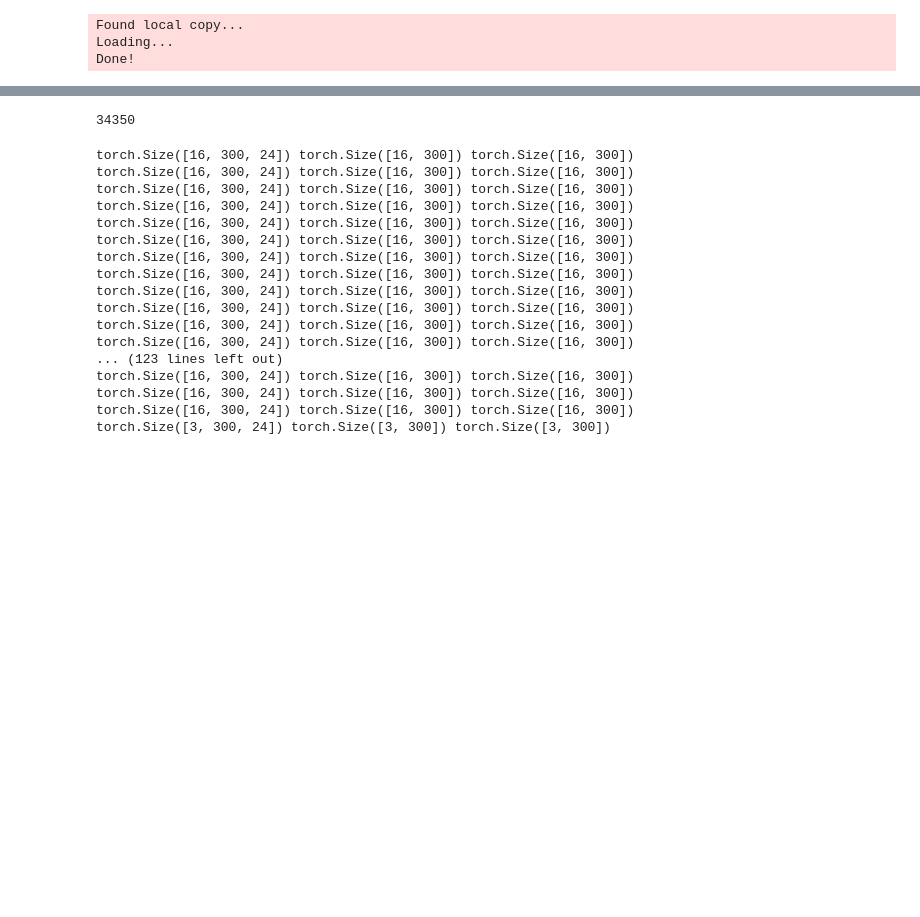
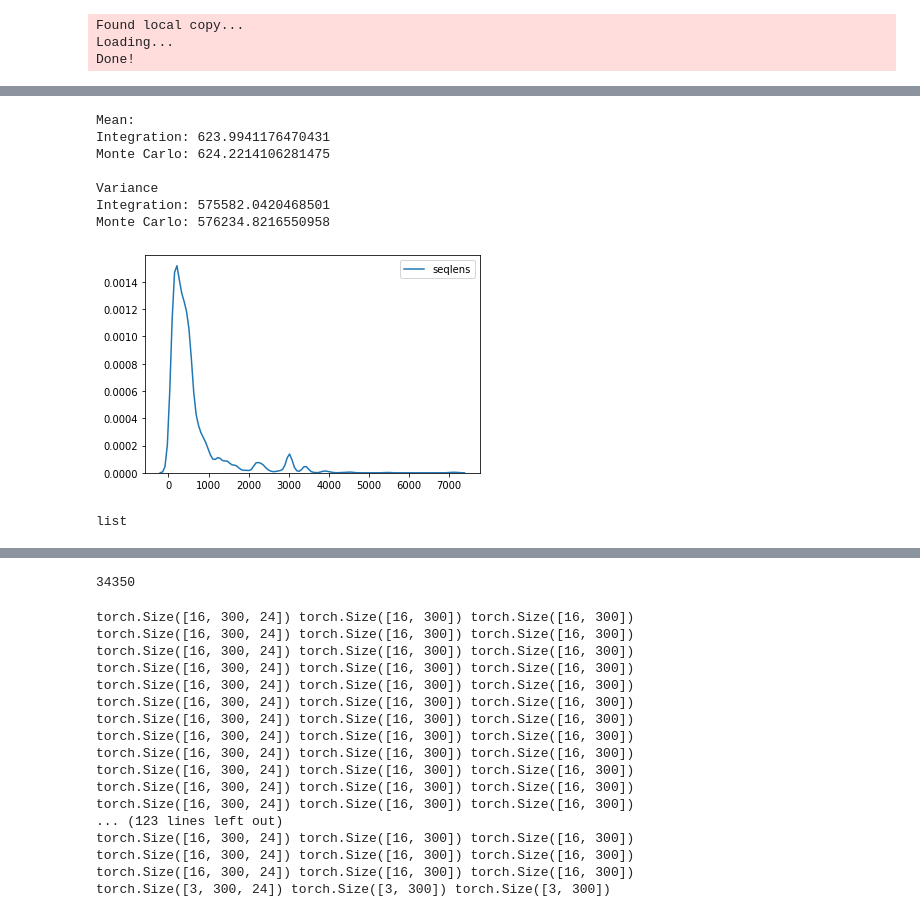
Before and after one commit to xinyu-g/epitopePred, a Jupyter notebook: epitope.ipynb, the cells around one changed output, grey strips where cells are left out. Saved outputs shown, nothing was run; the diff lists cells and outputs as text; code cells hidden in the pictures; blank space fills up the shorter version.

```diff
--- a/epitope.ipynb
+++ b/epitope.ipynb
@@ -33,0 +97,29 @@ test_data = split['test']
+# %%
+kde = KernelDensity(kernel='gaussian', bandwidth=100).fit(sample)
+pdf = lambda x : np.exp(kde.score_samples([[x]]))[0]
+mean_integration = quad(lambda x: x * pdf(x), a=-np.inf, b=np.inf)[0]
+variance_integration = quad(lambda x: (x ** 2) * pdf(x), a=-np.inf, b=np.inf)[0] - mean_integration ** 2
+n_samples = 10000000
+samples = kde.sample(n_samples)
+
+mean_mc = samples.mean()
+variance_mc = samples.var()
+
+
+print('Mean:\nIntegration: {}\nMonte Carlo: {}\n'.format(mean_integration, mean_mc))
+print('Variance\nIntegration: {}\nMonte Carlo: {}\n'.format(variance_integration, variance_mc))
+plt.figure()
+ax = sns.kdeplot(np.array(seqs), label='seqlens')
+# %% [output]
+Mean:
+Integration: 623.9941176470431
+Monte Carlo: 624.2214106281475
+
+Variance
+Integration: 575582.0420468501
+Monte Carlo: 576234.8216550958
+[figure, added]
+# %%
+type(seqs)
+# %% [output]
+list
```
Also changed, not shown: parts of 14 cells of this notebook, 1 other file.
